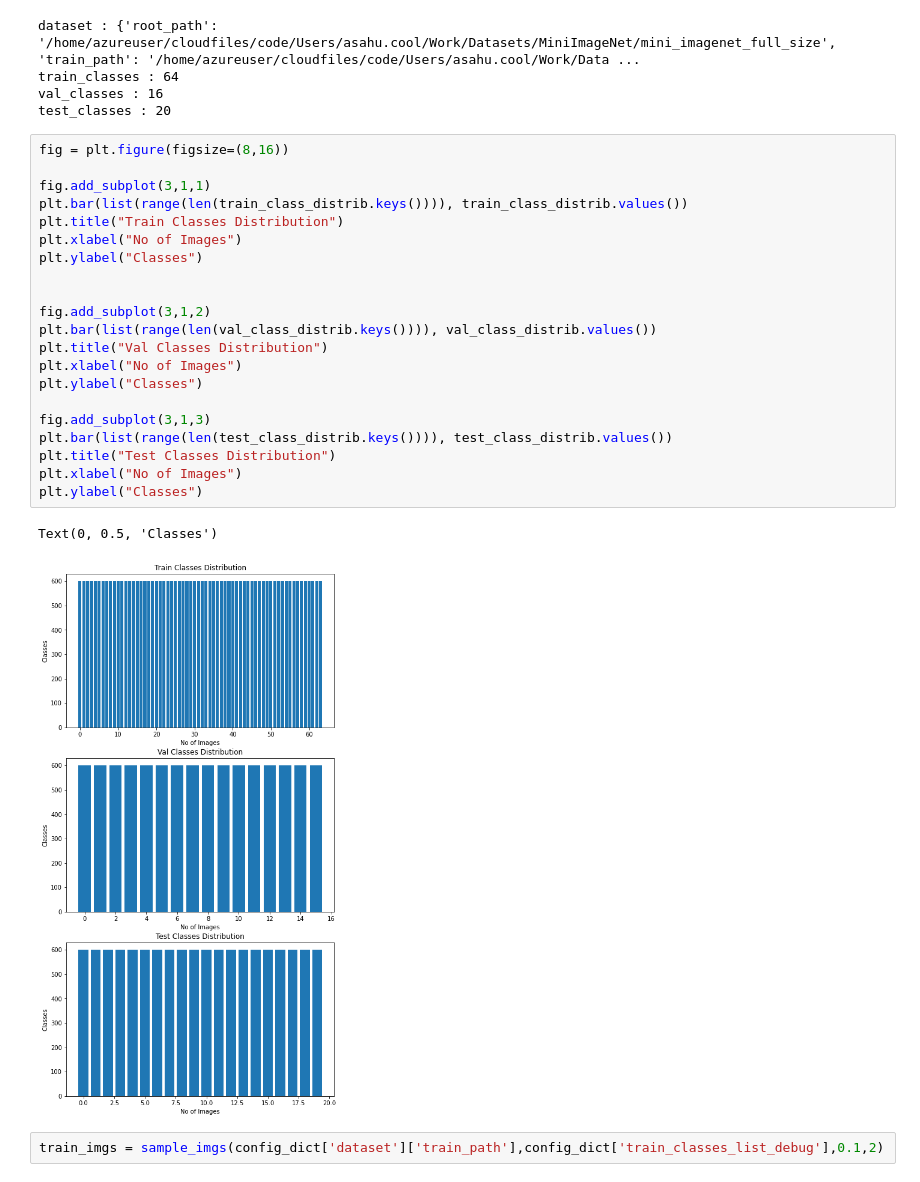
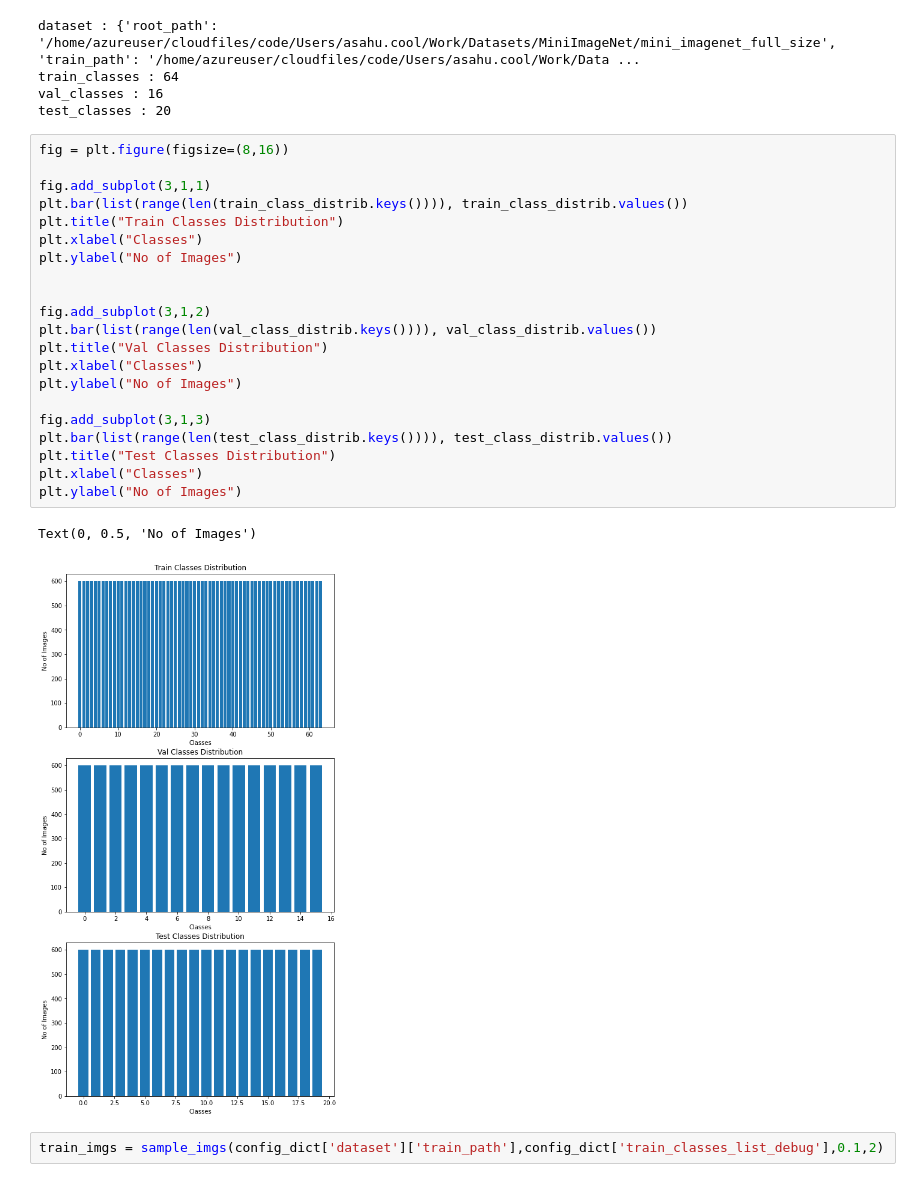
Before and after one commit to sahamrit/HowToTrainYourMAMLPytorch, a Jupyter notebook: DataAnalysis.ipynb, the cells around one changed output. Drawn from its saved outputs; the diff is of its cells as text.

Commit message:
bug in plot corrected

```diff
--- a/DataAnalysis.ipynb
+++ b/DataAnalysis.ipynb
@@ -49,27 +49,27 @@ test_classes : 20
 # %%
 fig = plt.figure(figsize=(8,16))
 
 fig.add_subplot(3,1,1)
 plt.bar(list(range(len(train_class_distrib.keys()))), train_class_distrib.values())
 plt.title("Train Classes Distribution")
-plt.xlabel("No of Images")
-plt.ylabel("Classes")
+plt.xlabel("Classes")
+plt.ylabel("No of Images")
 
 
 fig.add_subplot(3,1,2)
 plt.bar(list(range(len(val_class_distrib.keys()))), val_class_distrib.values())
 plt.title("Val Classes Distribution")
-plt.xlabel("No of Images")
-plt.ylabel("Classes")
+plt.xlabel("Classes")
+plt.ylabel("No of Images")
 
 fig.add_subplot(3,1,3)
 plt.bar(list(range(len(test_class_distrib.keys()))), test_class_distrib.values())
 plt.title("Test Classes Distribution")
-plt.xlabel("No of Images")
-plt.ylabel("Classes")
+plt.xlabel("Classes")
+plt.ylabel("No of Images")
 # %% [output]
-Text(0, 0.5, 'Classes')
+Text(0, 0.5, 'No of Images')
-[figure, old version]
+[figure, new version]
 # %%
 train_imgs = sample_imgs(config_dict['dataset']['train_path'],config_dict['train_classes_list_debug'],0.1,2)
 # %%
```
Also changed, not shown: parts of 2 cells of this notebook.
